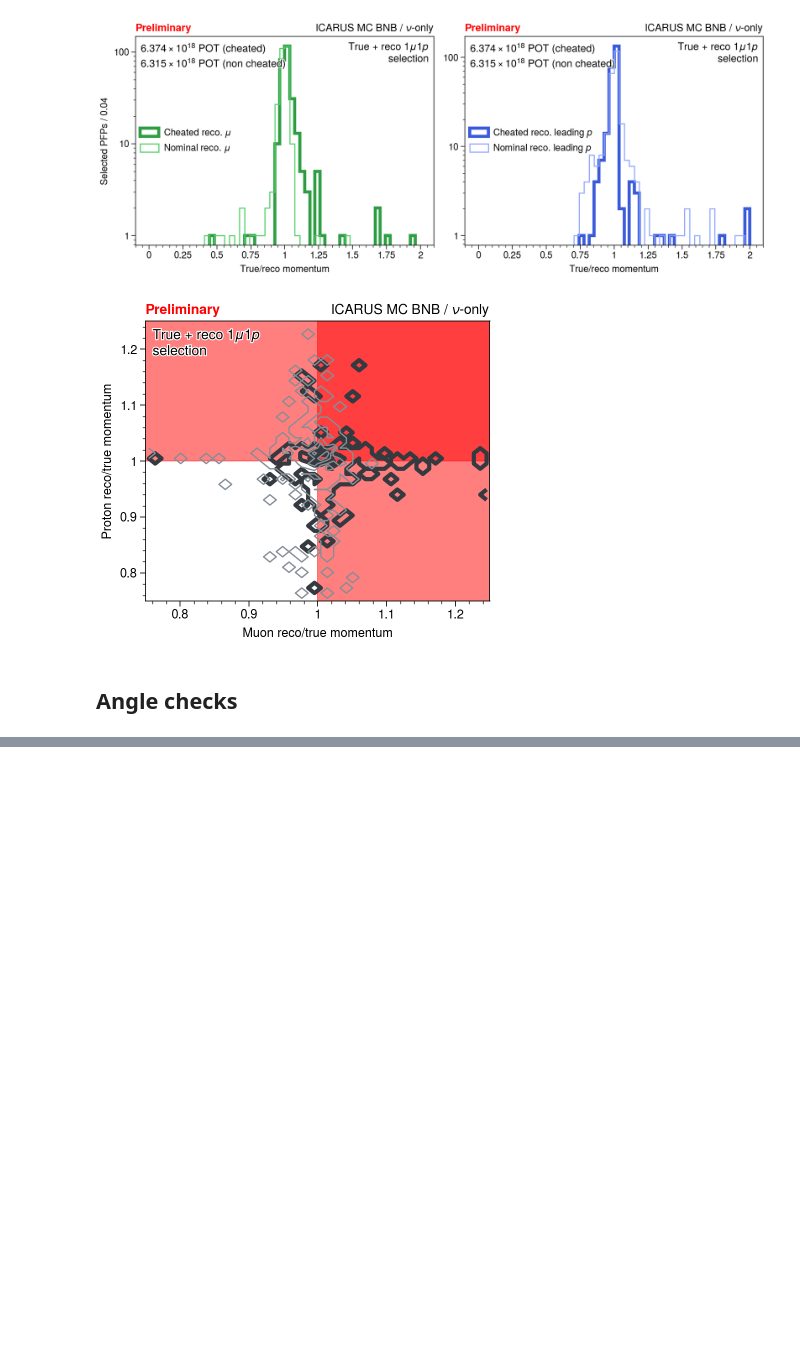
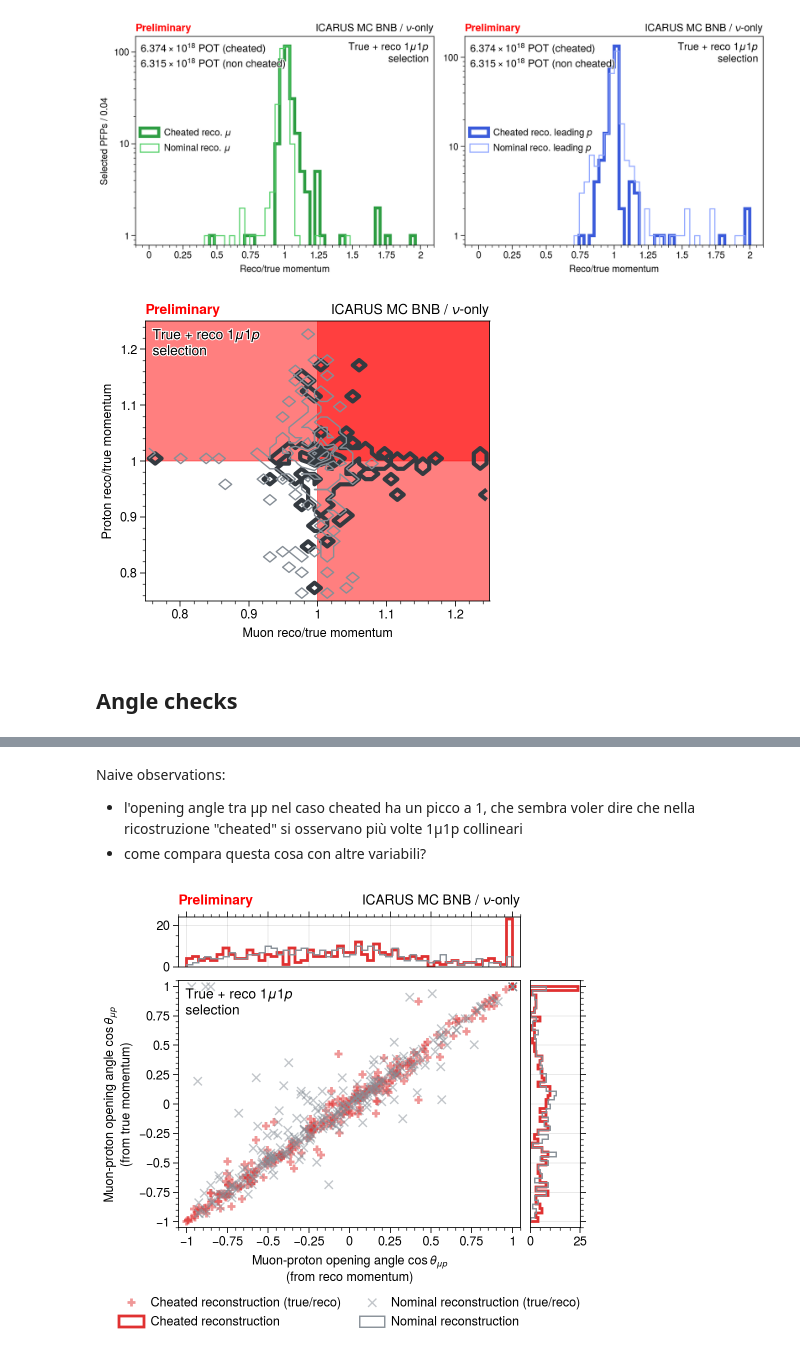
Before and after one commit to mattiasotgia/The_Empty_Hearse, a Jupyter notebook: notebooks/1µ1p_preliminary_reco-sim.ipynb, the cells around one changed output, grey strips where cells are left out. Cells and saved outputs as stored; diff of their text form; code cells hidden in the pictures; blank space fills up the shorter version.

Commit message:
updates on preliminary (287e) analysis

```diff
--- a/notebooks/1µ1p_preliminary_reco-sim.ipynb
+++ b/notebooks/1µ1p_preliminary_reco-sim.ipynb
@@ -1151,0 +1175,57 @@ fig.savefig('P_reco_true_µp.pdf', bbox_inches='tight')
+# %% [markdown]
+Naive observations:
+ - l'opening angle tra µp nel caso cheated ha un picco a 1, che sembra voler dire che nella ricostruzione "cheated" si osservano più volte 1µ1p collineari
+ - come compara questa cosa con altre variabili?
+# %%
+fig, ax = plot.subplots(
+    width=5, height=4.5, ncols=1, nrows=1,
+    titlecolor='k', share=False, grid=False, sharey='labs',
+    # titlesize=9,
+    rtitle='ICARUS MC BNB / $\\nu$-only',
+    ultitle='True + reco $1\\mu1p$\nselection'
+)
+
+cheated_dict = {
+    'color': 'red8',
+    'lw': 2,
+    'ls': '-',
+    # 'fill': False,
+    # 'alpha': 1,
+    # 'label': 'Cheated reconstruction'
+}
+
+
+nominal_dict = {
+    'color': 'gray6',
+    'lw': 1,
+    'ls': '-',
+    # 'fill': False,
+    # 'alpha': 1,
+    # 'label': 'Nominal reconstruction'
+}
+
+top = ax.panel(side='t')
+right = ax.panel(side='r')
+
+# inset = ax.inset(bounds=(0.675, 0.075, 0.3, 0.3), zoom=True, ec='gray8', ls='-', transform='axes')
+# inset.format(xlim=(0.95, 1.025), ylim=(0.95, 1.025))
+ax.set_title('Preliminary', color='r', loc='left', weight='bold')
+for data, properties, label, marker in zip([cheated_1u1p, nominal_1u1p], [cheated_dict, nominal_dict], ['Cheated reconstruction', 'Nominal reconstruction'], '+x'):
+    ax.scatter(x=data.CT3D_muon_leading_proton_from_rangeP, y=data.CT3D_muon_leading_proton_from_trueP, **properties, alpha=0.5, marker=marker, label=f'{label} (true/reco)')
+    # inset.scatter(x=data.CT3D_muon_leading_proton_from_rangeP, y=data.CT3D_muon_leading_proton_from_trueP, **properties, alpha=0.5, marker=marker)
+    top.hist(data.CT3D_muon_leading_proton_from_rangeP.values, bins=angle_bin, **properties, fill=False, label=label)
+    right.hist(data.CT3D_muon_leading_proton_from_trueP.values, bins=angle_bin, **properties, fill=False, orientation='horizontal')
+
+ax.format(
+    xlim=(-1.05, 1.05), ylim=(-1.05, 1.05),
+    xlabel='Muon-proton opening angle $\\cos\\theta_{\\mu p}$\n(from reco momentum)',
+    ylabel='Muon-proton opening angle $\\cos\\theta_{\\mu p}$\n(from true momentum)',
+)
+top.format(xlim=(-1.05, 1.05))
+right.format(ylim=(-1.05, 1.05))
+# inset.format(xlabel='', ylabel='')
+
+fig.legend(loc='b', ncols=2)
+fig.savefig('OA_true_reco_comparison_µp.pdf', bbox_inches='tight')
+# %% [output]
+[figure, added]
```
Also changed, not shown: parts of 14 cells of this notebook, 26 other files.
